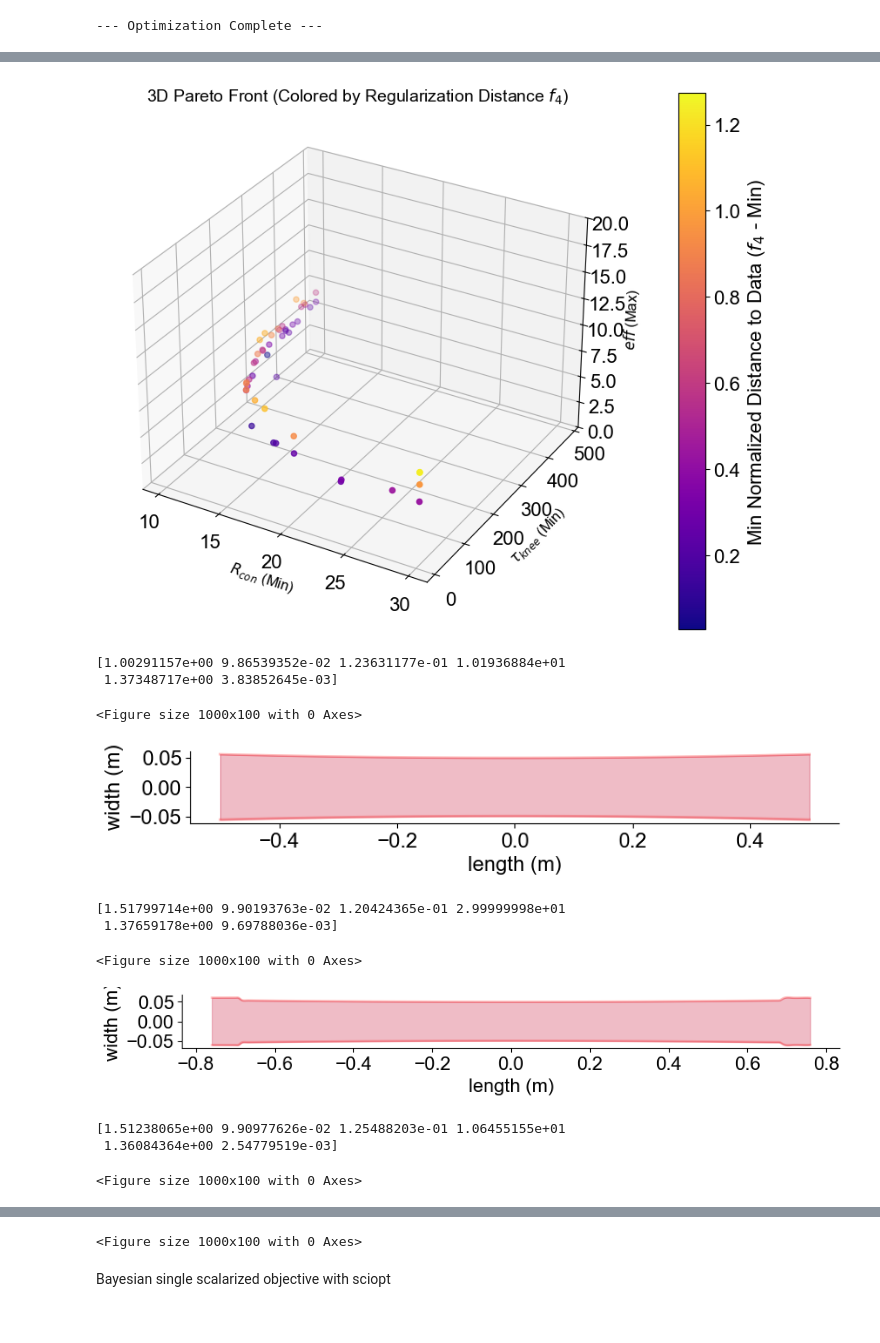
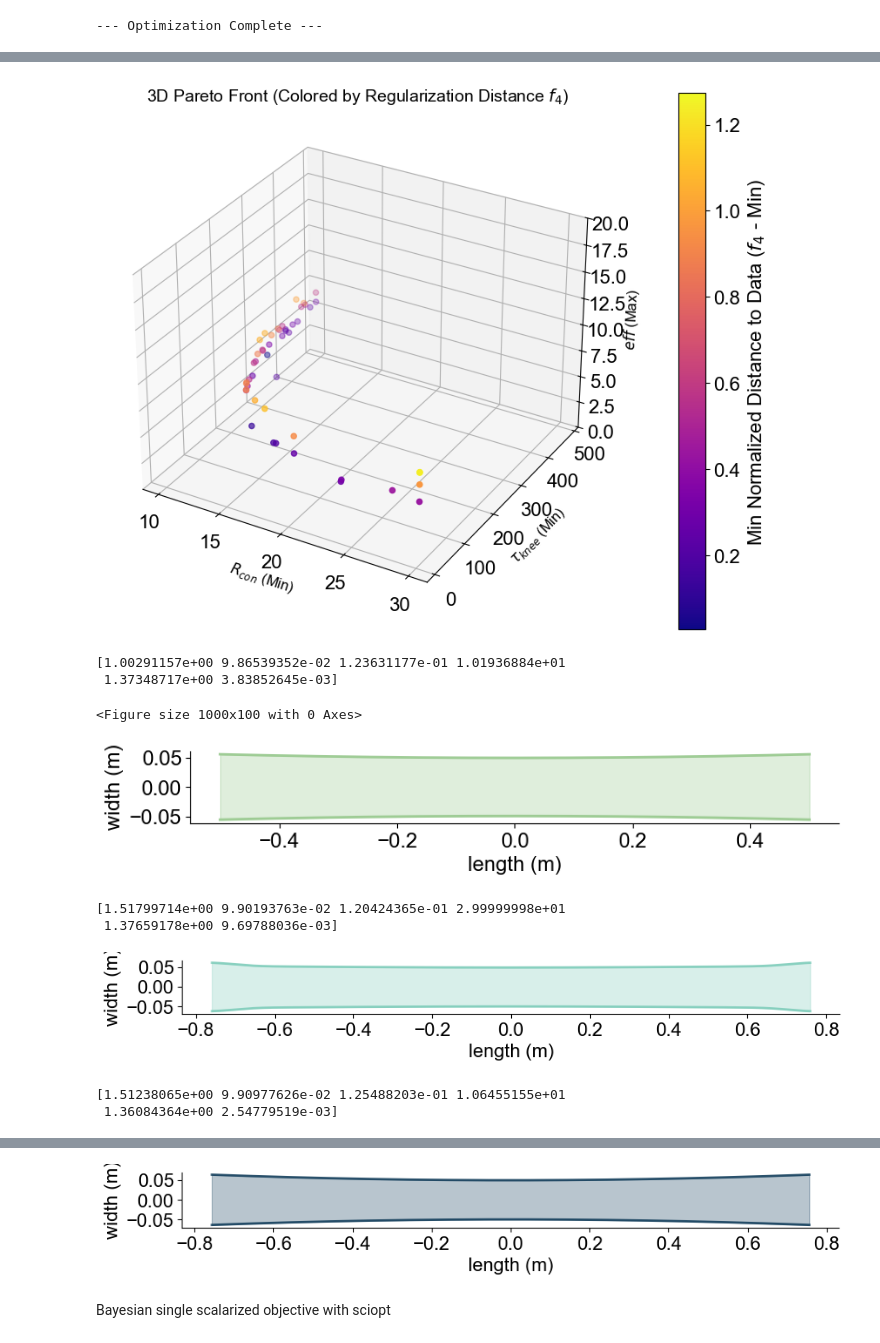
Before and after one commit to anitadb1/Ski-Optimization, a Jupyter notebook: Ski_Model_demo_final.ipynb, the cells around one changed output, grey strips where cells are left out. Drawn from its saved outputs; the diff is of its cells as text; code cells hidden in the pictures.

Commit message:
fix plots

```diff
--- a/Ski_Model_demo_final.ipynb
+++ b/Ski_Model_demo_final.ipynb
@@ -8,6 +8,9 @@ import random
 import pandas as pd
 
 from Ski_Optimization_Simplified import *
+# %%
+#for setting color options
+color_opts = ['black',"#98c98e", '#7fcdbb', "#15405d","#98c98e", '#7fcdbb', '#15405d']
 # %% [markdown]
 Data import from sooth ski
 # %%
@@ -680,10 +683,11 @@ else:
     ax.set_title('3D Pareto Front (Colored by Regularization Distance $f_4$)', fontsize=14)
 
     fig.colorbar(scatter, ax=ax, pad=0.1).set_label(r'Min Normalized Distance to Data ($f_4$ - Min)')
-    plt.show()
+
 
 PlotName = "NSGAII_reg-ParetoFront"
 plt.savefig("Figures/" + PlotName + ".png", dpi=300)
+plt.show()
 
 #add the skis generated and save the plots
 PlotName = "NSGAII_reg-kneetorqueSki"
@@ -692,8 +696,8 @@ vec = pareto_solutions_X[loc]
 vec = vec[0]
 nsga_knee_vec = vec
 print(vec)
-plot_ski_from_vector(vec)
-plt.savefig("Figures/" + PlotName + ".png", dpi=300)
+plot_ski_from_vector(vec, color_opts[-3], PlotName)
+#plt.savefig("Figures/" + PlotName + ".png", dpi=300)
 
 PlotName = "NSGAII_reg-RcurveSki"
 loc = pareto_solutions_F[:,0] == max(pareto_solutions_F[:,0])
@@ -701,44 +705,42 @@ vec = pareto_solutions_X[loc]
 vec = vec[0]
 nsga_rcon_vec = vec
 print(vec)
-plot_ski_from_vector(vec)
-plt.savefig("Figures/" + PlotName + ".png", dpi=300)
+plot_ski_from_vector(vec, color_opts[-2], PlotName)
+#plt.savefig("Figures/" + PlotName + ".png", dpi=300)
 
 PlotName = "NSGAII_reg-efficiencySki"
 loc = pareto_solutions_F[:,2] == max(pareto_solutions_F[:,2])
 vec = pareto_solutions_X[loc]
 vec = vec[0]
 nsga_eff_vec = vec
 print(vec)
-plot_ski_from_vector(vec)
-plt.savefig("Figures/" + PlotName + ".png", dpi=300)
+plot_ski_from_vector(vec, color_opts[-1], PlotName)
+#plt.savefig("Figures/" + PlotName + ".png", dpi=300)
 # %% [output]
 res.F [[ 1.05965980e+01  3.26998930e+02 -2.49717555e+00  2.17638507e-01]
  [ 1.08593557e+01  2.88738455e+02 -5.73147209e+00  2.78974276e-02]
  [ 1.00000000e+06  1.00000000e+06 -1.00000000e+06  1.00000000e+06]
  [ 1.00000000e+06  1.00000000e+06 -1.00000000e+06  1.00000000e+06]
  [ 2.99826762e+01  9.62931999e+00 -7.54599410e+00  9.70037833e-01]
  [ 1.01425919e+01  4.80068102e+02 -7.05113340e+00  5.84827377e-01]
  [ 2.99796603e+01  9.63228598e+00 -8.64608214e+00  1.27387637e+00]
  [ 2.99807530e+01  9.63121125e+00 -8.67352813e+00  1.23592236e+00]
  [ 2.99826762e+01  9.62931999e+00 -5.96639194e+00  4.29695299e-01]
  [ 1.01425919e+01  4.80068102e+02 -6.12127609e+00  2.87607976e-01]
  [ 1.32703622e+01  1.30749281e+02 -7.14824682e+00  9.06567080e-01]
  [ 1.47289847e+01  9.12254151e+01 -5.23328753e+00  1.17736841e-01]
 ... (207 lines left out)
     Tau_knee (Min): 9.632 N·m
     Efficiency (Max): 8.646 (Log10)
     Reg. Distance (Min): 1.2739 (Normalized)
 -----------------------------------
 [figure]
 [1.00291157e+00 9.86539352e-02 1.23631177e-01 1.01936884e+01
  1.37348717e+00 3.83852645e-03]
 <Figure size 1000x100 with 0 Axes>
-[figure, old version]
+[figure, new version]
 [1.51799714e+00 9.90193763e-02 1.20424365e-01 2.99999998e+01
  1.37659178e+00 9.69788036e-03]
+[figure, new version]
-<Figure size 1000x100 with 0 Axes>
+[1.51238065e+00 9.90977626e-02 1.25488203e-01 1.06455155e+01
+ 1.36084364e+00 2.54779519e-03]
-[figure, old version]
-[1.51238065e+00 9.90977626e-02 1.25488203e-01 1.06455155e+01
- 1.36084364e+00 2.54779519e-03]
-<Figure size 1000x100 with 0 Axes>
@@ -746,4 +748,4 @@ res.F [[ 1.05965980e+01  3.26998930e+02 -2.49717555e+00  2.17638507e-01]
-<Figure size 1000x100 with 0 Axes>
+[figure, added]
 # %% [markdown]
 Bayesian single scalarized objective with sciopt
 # %%
```
Also changed, not shown: parts of 10 cells of this notebook, 17 other files.
